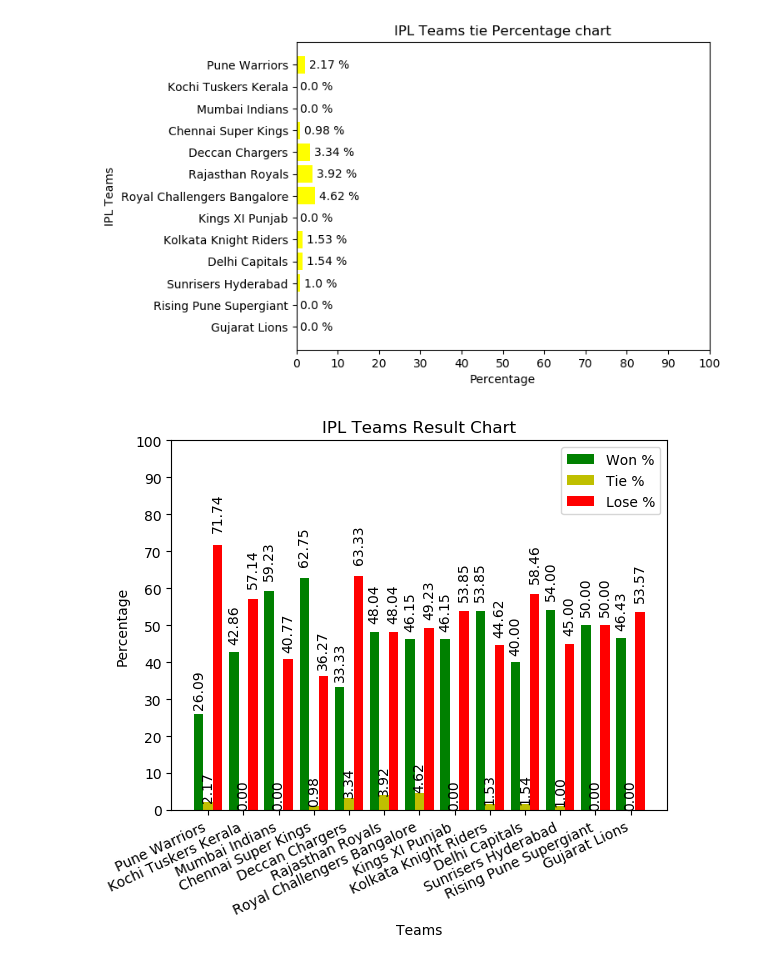
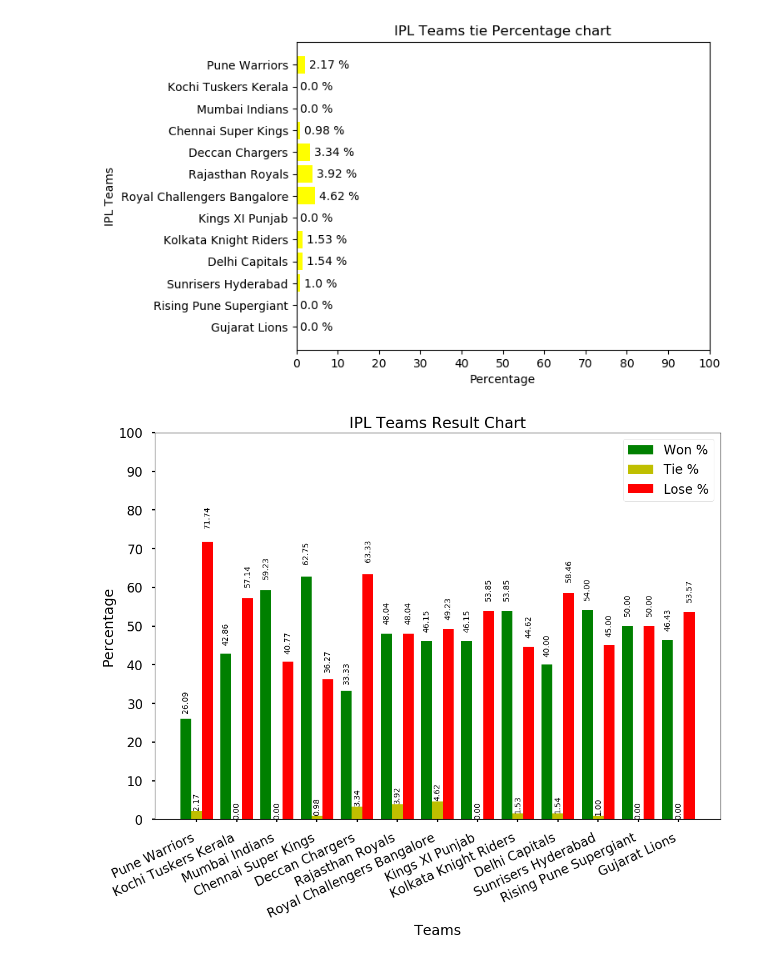
Before and after one commit to 44520-s19/wm-final-project-venkateshkunduru123, a Jupyter notebook: project.ipynb, the cells around one changed output. Cells and saved outputs as stored; diff of their text form; code cells hidden in the pictures.

```diff
--- a/project.ipynb
+++ b/project.ipynb
@@ -166,9 +198,13 @@ print(tie_percent)
 
 {'Pune Warriors': 2.17, 'Kochi Tuskers Kerala': 0.0, 'Mumbai Indians': 0.0, 'Chennai Super Kings': 0.98, 'Deccan Chargers': 3.34, 'Rajasthan Royals': 3.92, 'Royal Challengers Bangalore': 4.62, 'Kings  ...
 # %%
+# 3rd snippet
 # visualization
 import matplotlib.pyplot as plt
 import numpy as np
+import matplotlib.style as style
+style.use('default')
+style.use('seaborn-poster')
 
 plt.rcdefaults()
 fig, ax = plt.subplots()
@@ -206,9 +242,13 @@ plt.show()
 (71.74, 57.14, 40.77, 36.27, 63.33, 48.04, 49.23, 53.85, 44.62, 58.46, 45.0, 50.0, 53.57)
 [figure]
 # %%
+# 4th snippet
 # IPL Teams lose Percentage chart
 import matplotlib.pyplot as plt
 import numpy as np
+import matplotlib.style as style
+style.use('default')
+style.use('seaborn-poster')
 
 plt.rcdefaults()
 fig, ax = plt.subplots()
@@ -228,9 +268,13 @@ plt.show()
 # %% [output]
 [figure]
 # %%
+# 5th snippet
 # IPL Teams tie Percentage chart
 import matplotlib.pyplot as plt
 import numpy as np
+import matplotlib.style as style
+style.use('default')
+style.use('seaborn-poster')
 
 plt.rcdefaults()
 fig, ax = plt.subplots()
@@ -250,39 +294,43 @@ plt.show()
 # %% [output]
 [figure]
 # %%
-# Three results in one chart
+# 6th snippet
+# Final result chart: Three results in one chart
 import numpy as np
 import matplotlib.pyplot as plt
+import matplotlib.style as style
+style.use('default')
+style.use('seaborn-poster')
 
 N = len(team_tuple)
 ind = np.arange(N)  # the x locations for the groups
 width = 0.27       # the width of the bars
 
 fig = plt.figure()
 ax = fig.add_subplot(111)
 rects1 = ax.bar(ind, win_tuple, width, color='g')
 rects2 = ax.bar(ind+width, tie_tuple, width, color='y')
 rects3 = ax.bar(ind+width*2, lose_tuple, width, color='r')
 
 
 ax.set_ylabel('Percentage')
 ax.set_xlabel('Teams')
 ax.set_yticks([0, 10, 20, 30, 40, 50, 60, 70, 80, 90, 100])
 ax.set_xticks(ind+width)
 ax.set_xticklabels(team_tuple, rotation=25, ha='right', va='top')
 ax.legend( (rects1[0], rects2[0], rects3[0]), ('Won %', 'Tie %', 'Lose %') )
 
 def autolabel(rects):
     for rect in rects:
         h = rect.get_height()
         ax.text(rect.get_x()+rect.get_width()/2, 1.05*h, '%.2f'%(h),
                 ha='center', va='bottom', rotation=90)
 
 autolabel(rects1)
 autolabel(rects2)
 autolabel(rects3)
 
 plt.title('IPL Teams Result Chart')
 plt.show()
 # %% [output]
-[figure, old version]
+[figure, new version]
```
Also changed, not shown: parts of 3 cells of this notebook, 4 other files.
